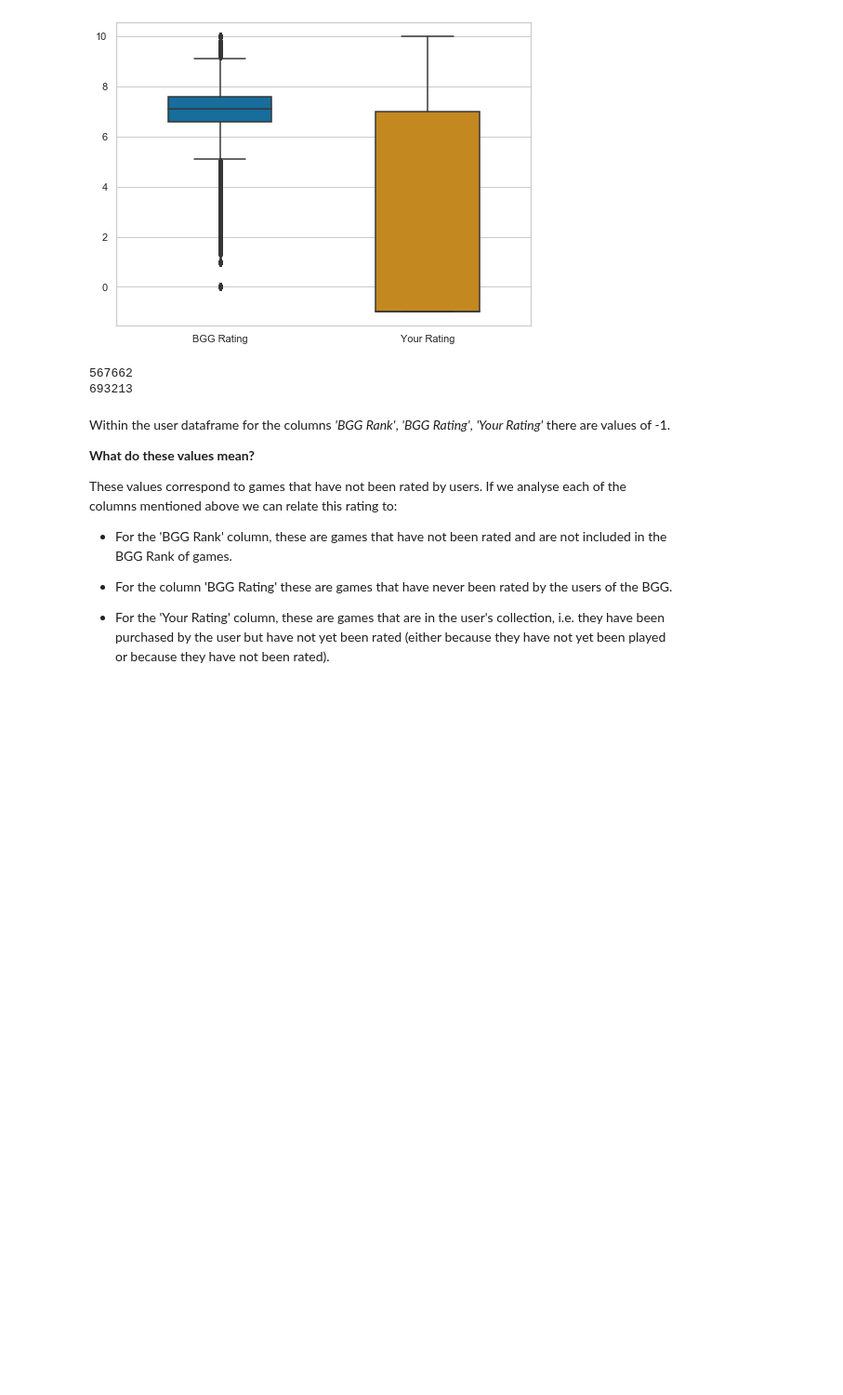
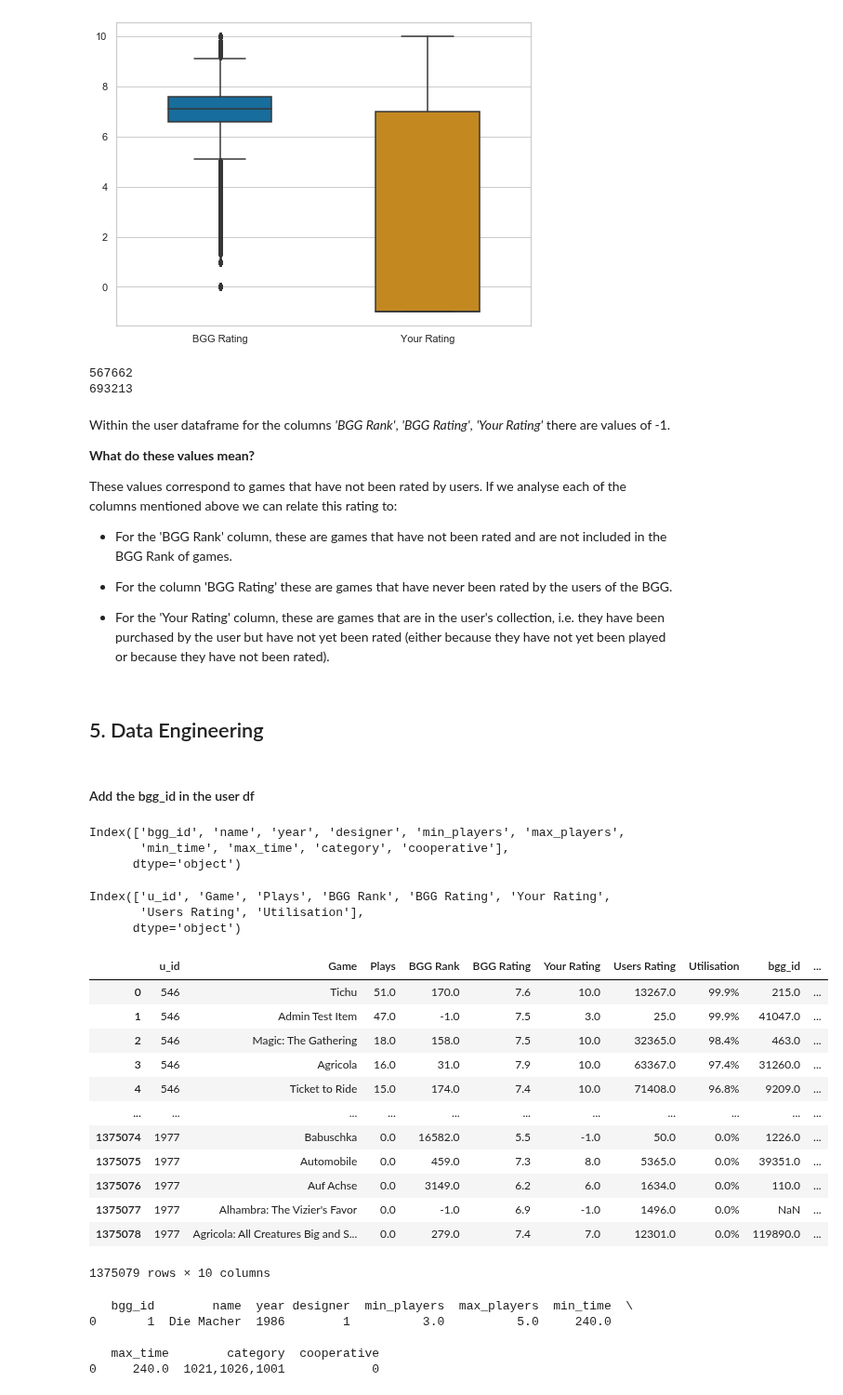
Before and after one commit to LourdesRodriguez/recommender_system, a Jupyter notebook: 2_Data_Understanding.ipynb, the cells around one changed output. Shown at 93% size. Saved outputs shown, nothing was run; the diff lists cells and outputs as text; code cells hidden in the pictures; blank space fills up the shorter version.

```diff
--- a/2_Data_Understanding.ipynb
+++ b/2_Data_Understanding.ipynb
@@ -526,3 +793,46 @@ If we analyse each of the columns mentioned above we can relate this rating to:
   - For the column 'BGG Rating' these are games that have never been rated by the users of the BGG.
 
   - For the 'Your Rating' column, these are games that are in the user's collection, i.e. they have been purchased by the user but have not yet been rated (either because they have not yet been played or because they have not been rated).
+# %% [markdown]
+<a id="den"></a>
+
+## 5. Data Engineering
+# %% [markdown]
+#### Add the bgg_id in the user df
+# %%
+bg.columns
+# %% [output]
+Index(['bgg_id', 'name', 'year', 'designer', 'min_players', 'max_players',
+       'min_time', 'max_time', 'category', 'cooperative'],
+      dtype='object')
+# %%
+users.columns
+# %% [output]
+Index(['u_id', 'Game', 'Plays', 'BGG Rank', 'BGG Rating', 'Your Rating',
+       'Users Rating', 'Utilisation'],
+      dtype='object')
+# %%
+result = pd.merge(users, bg[['bgg_id','name']], how='left', left_on=['Game'], right_on=['name'])
+result
+# %% [output]
+|  | u_id | Game | Plays | BGG Rank | BGG Rating | Your Rating | Users Rating | Utilisation | bgg_id | ... |
+| 0 | 546 | Tichu | 51.0 | 170.0 | 7.6 | 10.0 | 13267.0 | 99.9% | 215.0 | ... |
+| 1 | 546 | Admin Test Item | 47.0 | -1.0 | 7.5 | 3.0 | 25.0 | 99.9% | 41047.0 | ... |
+| 2 | 546 | Magic: The Gathering | 18.0 | 158.0 | 7.5 | 10.0 | 32365.0 | 98.4% | 463.0 | ... |
+| 3 | 546 | Agricola | 16.0 | 31.0 | 7.9 | 10.0 | 63367.0 | 97.4% | 31260.0 | ... |
+| 4 | 546 | Ticket to Ride | 15.0 | 174.0 | 7.4 | 10.0 | 71408.0 | 96.8% | 9209.0 | ... |
+| ... | ... | ... | ... | ... | ... | ... | ... | ... | ... | ... |
+| 1375074 | 1977 | Babuschka | 0.0 | 16582.0 | 5.5 | -1.0 | 50.0 | 0.0% | 1226.0 | ... |
+| 1375075 | 1977 | Automobile | 0.0 | 459.0 | 7.3 | 8.0 | 5365.0 | 0.0% | 39351.0 | ... |
+| 1375076 | 1977 | Auf Achse | 0.0 | 3149.0 | 6.2 | 6.0 | 1634.0 | 0.0% | 110.0 | ... |
+| 1375077 | 1977 | Alhambra: The Vizier's Favor | 0.0 | -1.0 | 6.9 | -1.0 | 1496.0 | 0.0% | NaN | ... |
+| 1375078 | 1977 | Agricola: All Creatures Big and S... | 0.0 | 279.0 | 7.4 | 7.0 | 12301.0 | 0.0% | 119890.0 | ... |
+1375079 rows × 10 columns
+# %%
+print(bg[bg['name']== 'Die Macher'])
+# %% [output]
+   bgg_id        name  year designer  min_players  max_players  min_time  \
+0       1  Die Macher  1986        1          3.0          5.0     240.0
+
+   max_time        category  cooperative
+0     240.0  1021,1026,1001            0
```
Also changed, not shown: parts of 36 cells of this notebook.
